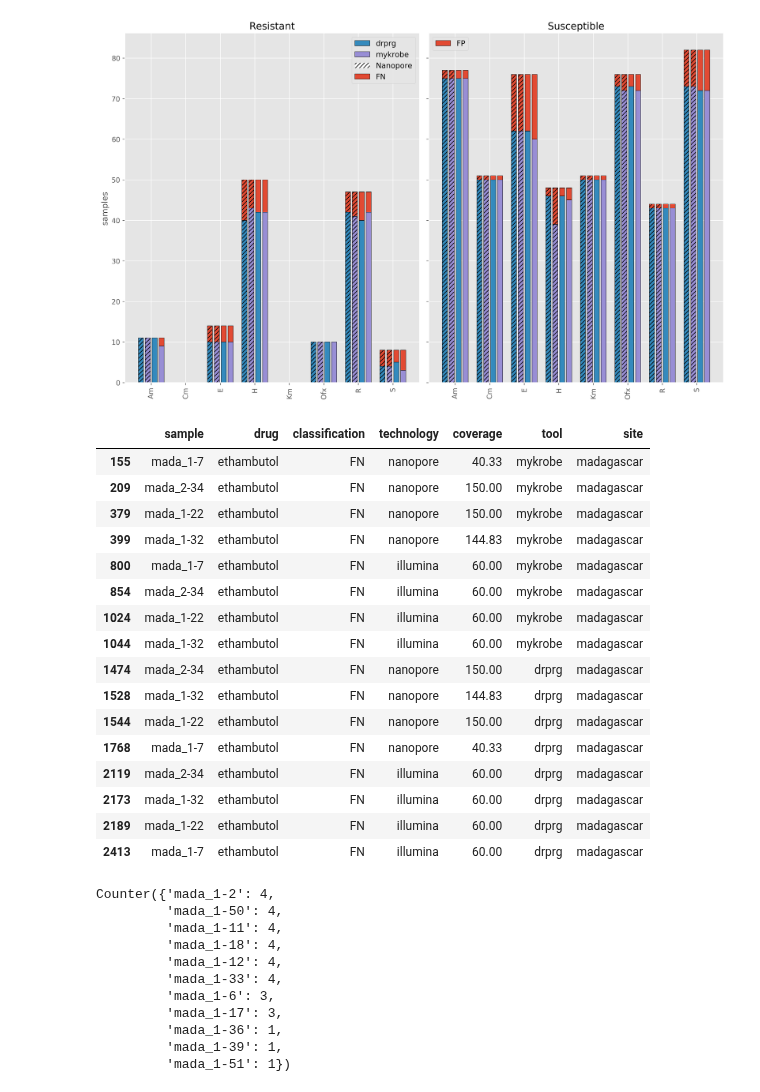
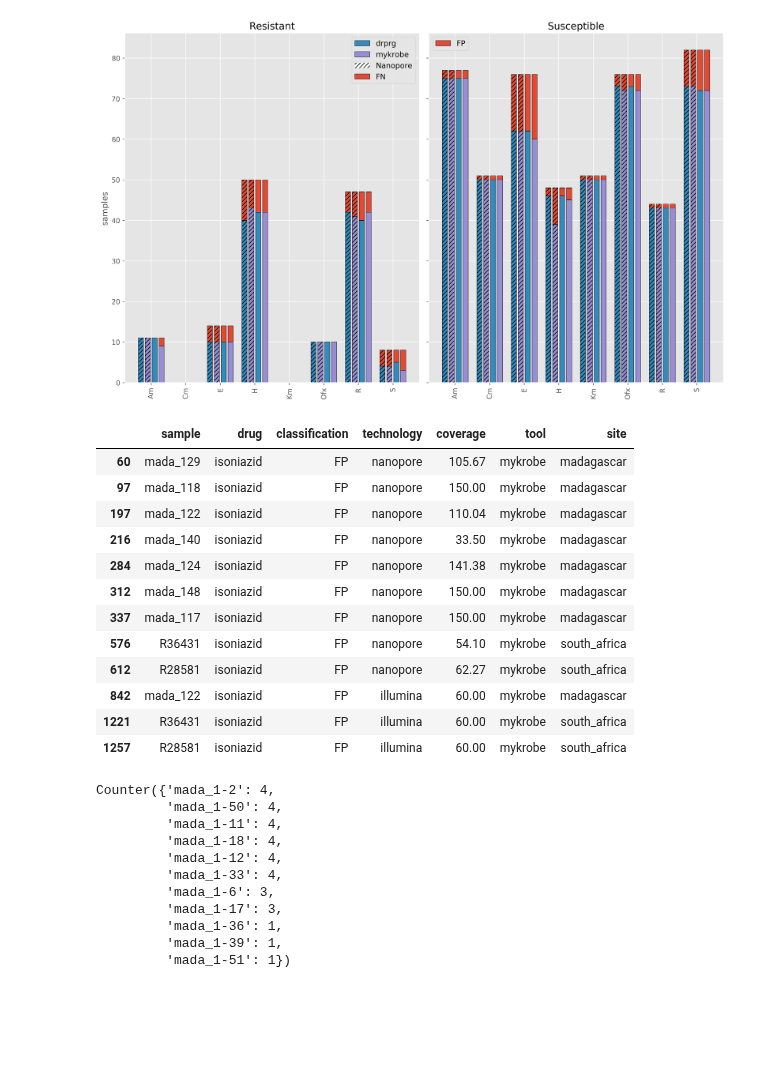
Before and after one commit to mbhall88/head_to_head_pipeline, a Jupyter notebook: analysis/resistance_prediction/workflow/notebooks/analysis_eda.ipynb, the cells around one changed output. Drawn from its saved outputs; the diff is of its cells as text; code cells hidden in the pictures; blank space fills up the shorter version.

```diff
--- a/analysis/resistance_prediction/workflow/notebooks/analysis_eda.ipynb
+++ b/analysis/resistance_prediction/workflow/notebooks/analysis_eda.ipynb
@@ -570,25 +570,21 @@ plt.tight_layout()
 # %% [output]
 [figure]
 # %%
-clf_df.query("classification=='FN' and drug=='ethambutol'")
+clf_df.query("classification=='FP' and drug=='isoniazid' and tool=='mykrobe'")
 # %% [output]
 |  | sample | drug | classification | technology | coverage | tool | site |
-| 155 | mada_1-7 | ethambutol | FN | nanopore | 40.33 | mykrobe | madagascar |
-| 209 | mada_2-34 | ethambutol | FN | nanopore | 150.00 | mykrobe | madagascar |
-| 379 | mada_1-22 | ethambutol | FN | nanopore | 150.00 | mykrobe | madagascar |
-| 399 | mada_1-32 | ethambutol | FN | nanopore | 144.83 | mykrobe | madagascar |
-| 800 | mada_1-7 | ethambutol | FN | illumina | 60.00 | mykrobe | madagascar |
-| 854 | mada_2-34 | ethambutol | FN | illumina | 60.00 | mykrobe | madagascar |
-| 1024 | mada_1-22 | ethambutol | FN | illumina | 60.00 | mykrobe | madagascar |
-| 1044 | mada_1-32 | ethambutol | FN | illumina | 60.00 | mykrobe | madagascar |
-| 1474 | mada_2-34 | ethambutol | FN | nanopore | 150.00 | drprg | madagascar |
-| 1528 | mada_1-32 | ethambutol | FN | nanopore | 144.83 | drprg | madagascar |
-| 1544 | mada_1-22 | ethambutol | FN | nanopore | 150.00 | drprg | madagascar |
-| 1768 | mada_1-7 | ethambutol | FN | nanopore | 40.33 | drprg | madagascar |
-| 2119 | mada_2-34 | ethambutol | FN | illumina | 60.00 | drprg | madagascar |
-| 2173 | mada_1-32 | ethambutol | FN | illumina | 60.00 | drprg | madagascar |
-| 2189 | mada_1-22 | ethambutol | FN | illumina | 60.00 | drprg | madagascar |
-| 2413 | mada_1-7 | ethambutol | FN | illumina | 60.00 | drprg | madagascar |
+| 60 | mada_129 | isoniazid | FP | nanopore | 105.67 | mykrobe | madagascar |
+| 97 | mada_118 | isoniazid | FP | nanopore | 150.00 | mykrobe | madagascar |
+| 197 | mada_122 | isoniazid | FP | nanopore | 110.04 | mykrobe | madagascar |
+| 216 | mada_140 | isoniazid | FP | nanopore | 33.50 | mykrobe | madagascar |
+| 284 | mada_124 | isoniazid | FP | nanopore | 141.38 | mykrobe | madagascar |
+| 312 | mada_148 | isoniazid | FP | nanopore | 150.00 | mykrobe | madagascar |
+| 337 | mada_117 | isoniazid | FP | nanopore | 150.00 | mykrobe | madagascar |
+| 576 | R36431 | isoniazid | FP | nanopore | 54.10 | mykrobe | south_africa |
+| 612 | R28581 | isoniazid | FP | nanopore | 62.27 | mykrobe | south_africa |
+| 842 | mada_122 | isoniazid | FP | illumina | 60.00 | mykrobe | madagascar |
+| 1221 | R36431 | isoniazid | FP | illumina | 60.00 | mykrobe | south_africa |
+| 1257 | R28581 | isoniazid | FP | illumina | 60.00 | mykrobe | south_africa |
 # %%
 from collections import Counter
 Counter(clf_df.query("classification=='FN' and drug=='isoniazid'")["sample"])
```
